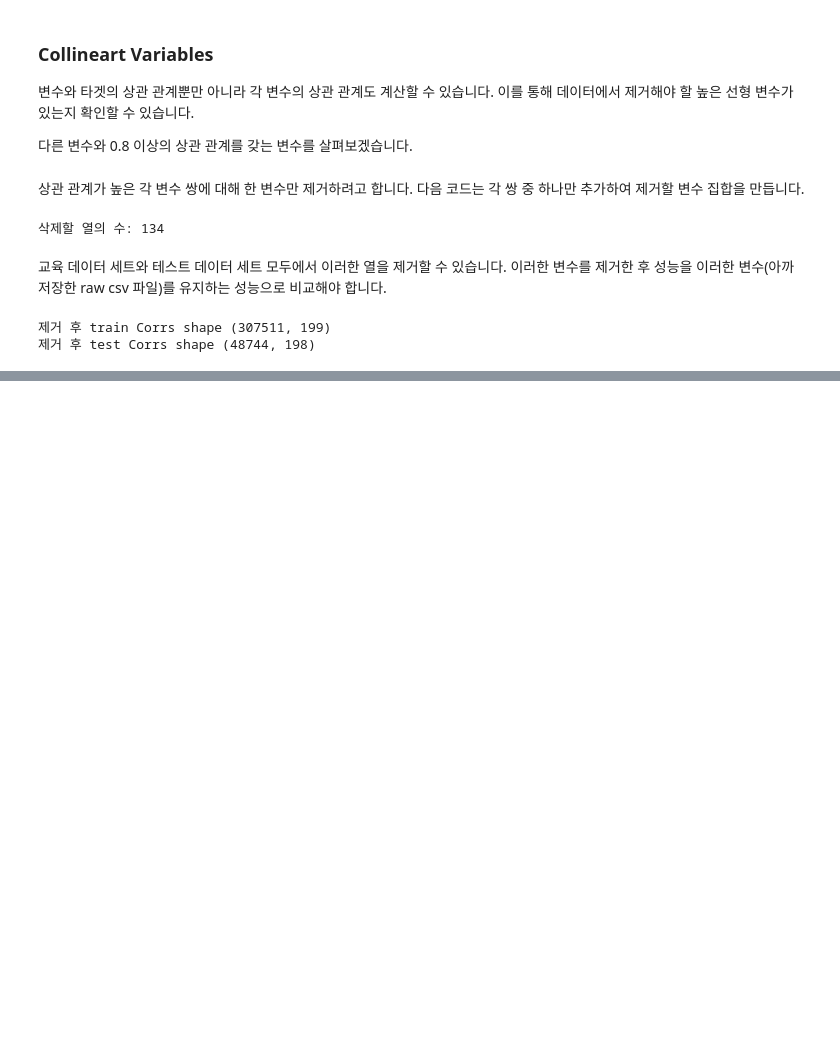
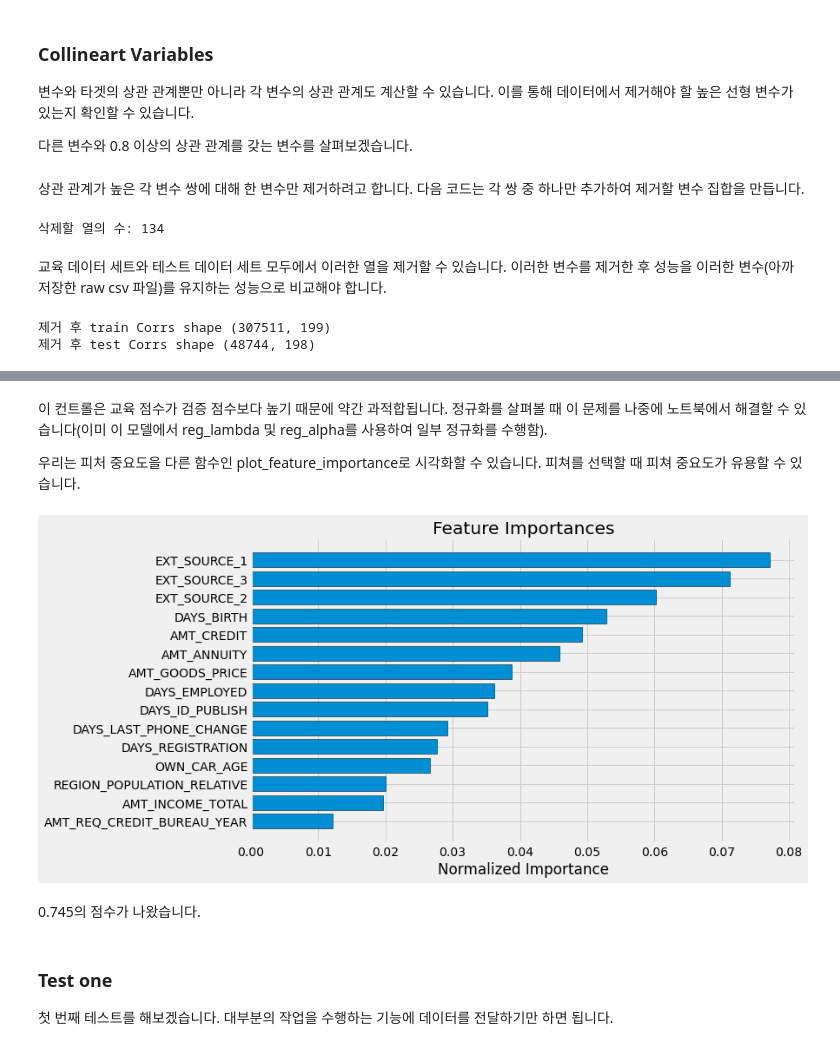
Before and after one commit to Haebuk/kagglestudy, a Jupyter notebook: Home credit competition/home_2_유재성.ipynb, the cells around one changed output, grey strips where cells are left out. Cells and saved outputs as stored; diff of their text form; code cells hidden in the pictures; blank space fills up the shorter version.

```diff
--- a/Home credit competition/home_2_유재성.ipynb
+++ b/Home credit competition/home_2_유재성.ipynb
@@ -884,0 +1107,3 @@ test_corrs_removed.to_csv('test_bureau_corrs_removed.csv', index=False)
+# %%
+train_control = pd.read_csv('./input/application_train.csv')
+test_control = pd.read_csv('./input/application_test.csv')
@@ -884,0 +1112,2 @@ test_corrs_removed.to_csv('test_bureau_corrs_removed.csv', index=False)
+# %%
+submission, fi, metrics = model(train_control, test_control)
@@ -884,0 +1142,8 @@ test_corrs_removed.to_csv('test_bureau_corrs_removed.csv', index=False)
+# %% [markdown]
+이 컨트롤은 교육 점수가 검증 점수보다 높기 때문에 약간 과적합됩니다. 정규화를 살펴볼 때 이 문제를 나중에 노트북에서 해결할 수 있습니다(이미 이 모델에서 reg_lambda 및 reg_alpha를 사용하여 일부 정규화를 수행함).
+
+우리는 피처 중요도을 다른 함수인 plot_feature_importance로 시각화할 수 있습니다. 피쳐를 선택할 때 피쳐 중요도가 유용할 수 있습니다.
+# %%
+fi_sorted = plot_feature_importances(fi)
+# %% [output]
+[figure, added]
@@ -884,0 +1152,5 @@ test_corrs_removed.to_csv('test_bureau_corrs_removed.csv', index=False)
+# %% [markdown]
+0.745의 점수가 나왔습니다.
+# %% [markdown]
+### Test one
+첫 번째 테스트를 해보겠습니다. 대부분의 작업을 수행하는 기능에 데이터를 전달하기만 하면 됩니다.
```
Also changed, not shown: parts of 28 cells of this notebook.
